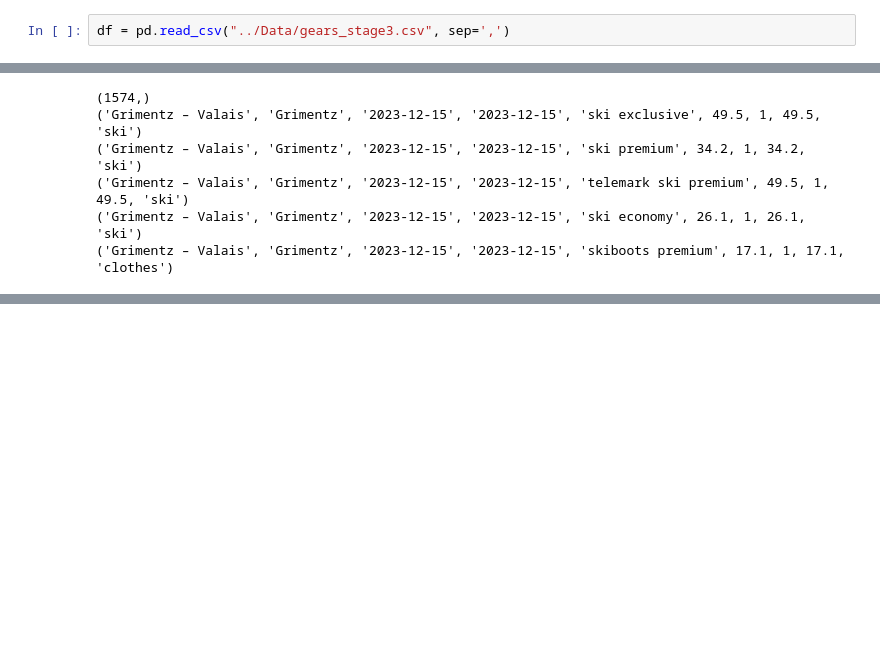
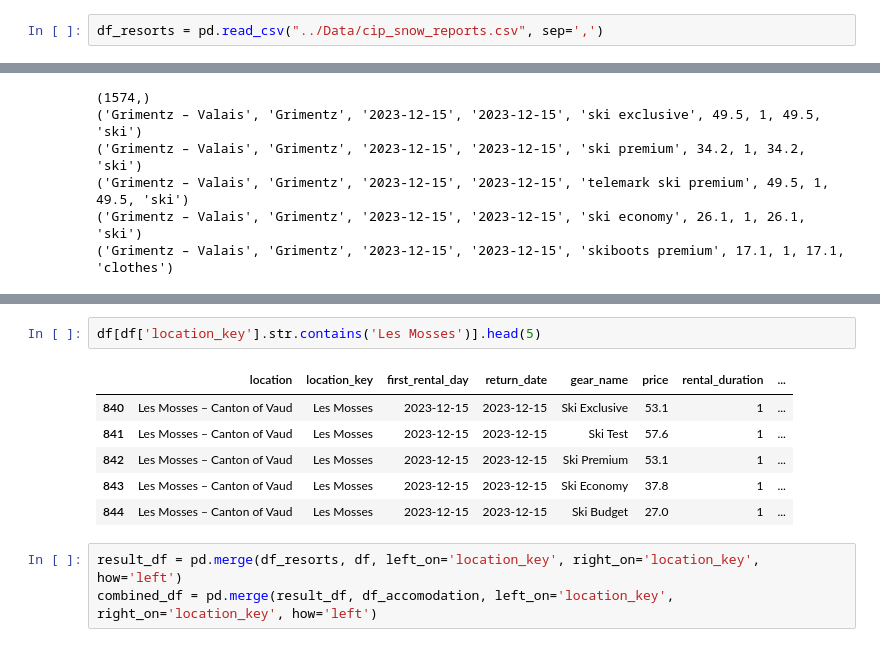
Before and after one commit to fburnelli/cip23_group13, a Jupyter notebook: Burnelli_Filippo_studentB/Code/Load_Intersport_data.ipynb, the cells around one changed output, grey strips where cells are left out. Cells and saved outputs as stored; diff of their text form; blank space fills up the shorter version.

```diff
--- a/Burnelli_Filippo_studentB/Code/Load_Intersport_data.ipynb
+++ b/Burnelli_Filippo_studentB/Code/Load_Intersport_data.ipynb
@@ -9,2 +11,2 @@ warnings.filterwarnings('ignore')
 # %%
-df = pd.read_csv("../Data/gears_stage3.csv", sep=',')
+df_resorts = pd.read_csv("../Data/cip_snow_reports.csv", sep=',')
@@ -122,0 +231,12 @@ conn.close()
+# %%
+df[df['location_key'].str.contains('Les Mosses')].head(5)
+# %% [output]
+|  | location | location_key | first_rental_day | return_date | gear_name | price | rental_duration | ... |
+| 840 | Les Mosses – Canton of Vaud | Les Mosses | 2023-12-15 | 2023-12-15 | Ski Exclusive | 53.1 | 1 | ... |
+| 841 | Les Mosses – Canton of Vaud | Les Mosses | 2023-12-15 | 2023-12-15 | Ski Test | 57.6 | 1 | ... |
+| 842 | Les Mosses – Canton of Vaud | Les Mosses | 2023-12-15 | 2023-12-15 | Ski Premium | 53.1 | 1 | ... |
+| 843 | Les Mosses – Canton of Vaud | Les Mosses | 2023-12-15 | 2023-12-15 | Ski Economy | 37.8 | 1 | ... |
+| 844 | Les Mosses – Canton of Vaud | Les Mosses | 2023-12-15 | 2023-12-15 | Ski Budget | 27.0 | 1 | ... |
+# %%
+result_df = pd.merge(df_resorts, df, left_on='location_key', right_on='location_key', how='left')
+combined_df = pd.merge(result_df, df_accomodation, left_on='location_key', right_on='location_key', how='left')
```
Also changed, not shown: parts of 20 cells of this notebook, 4 other files.
